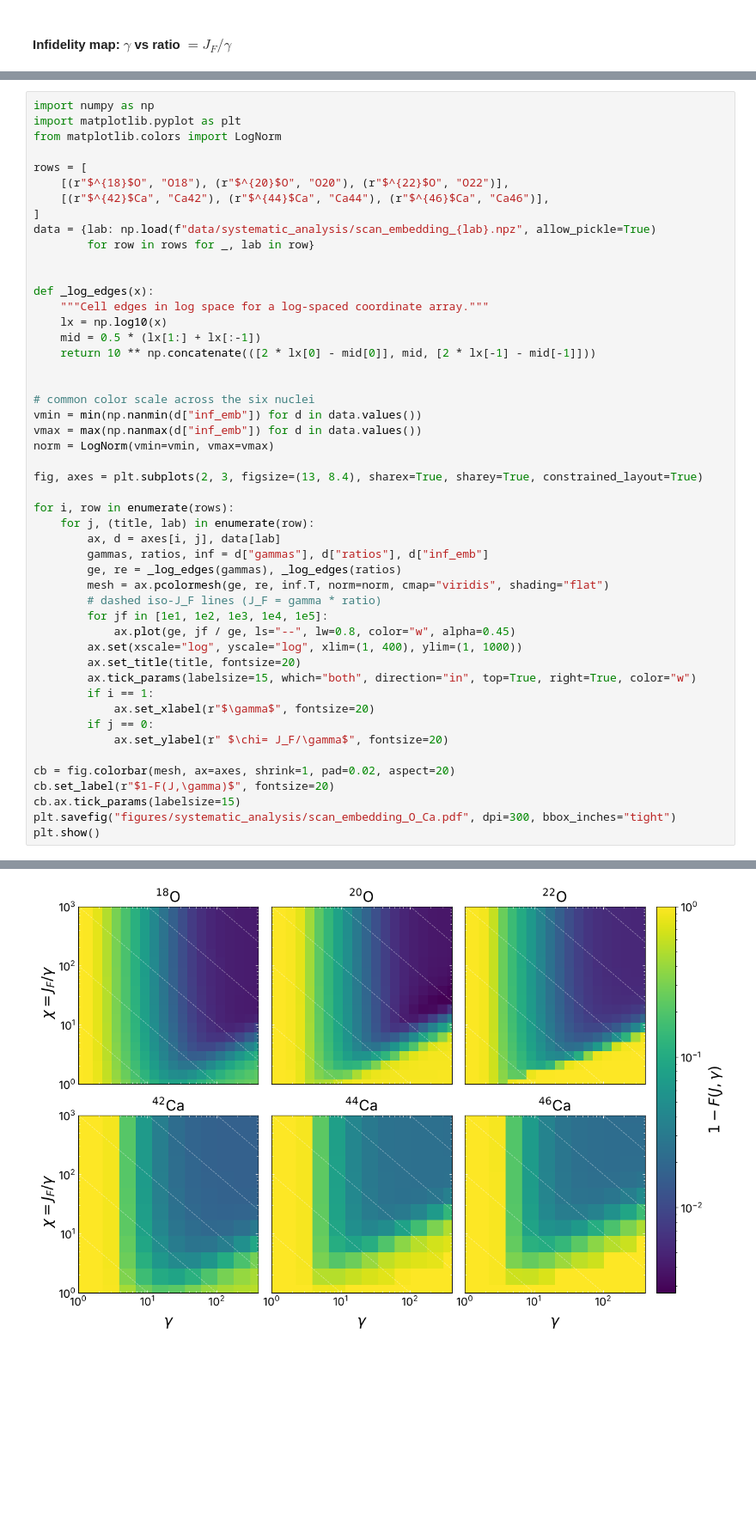
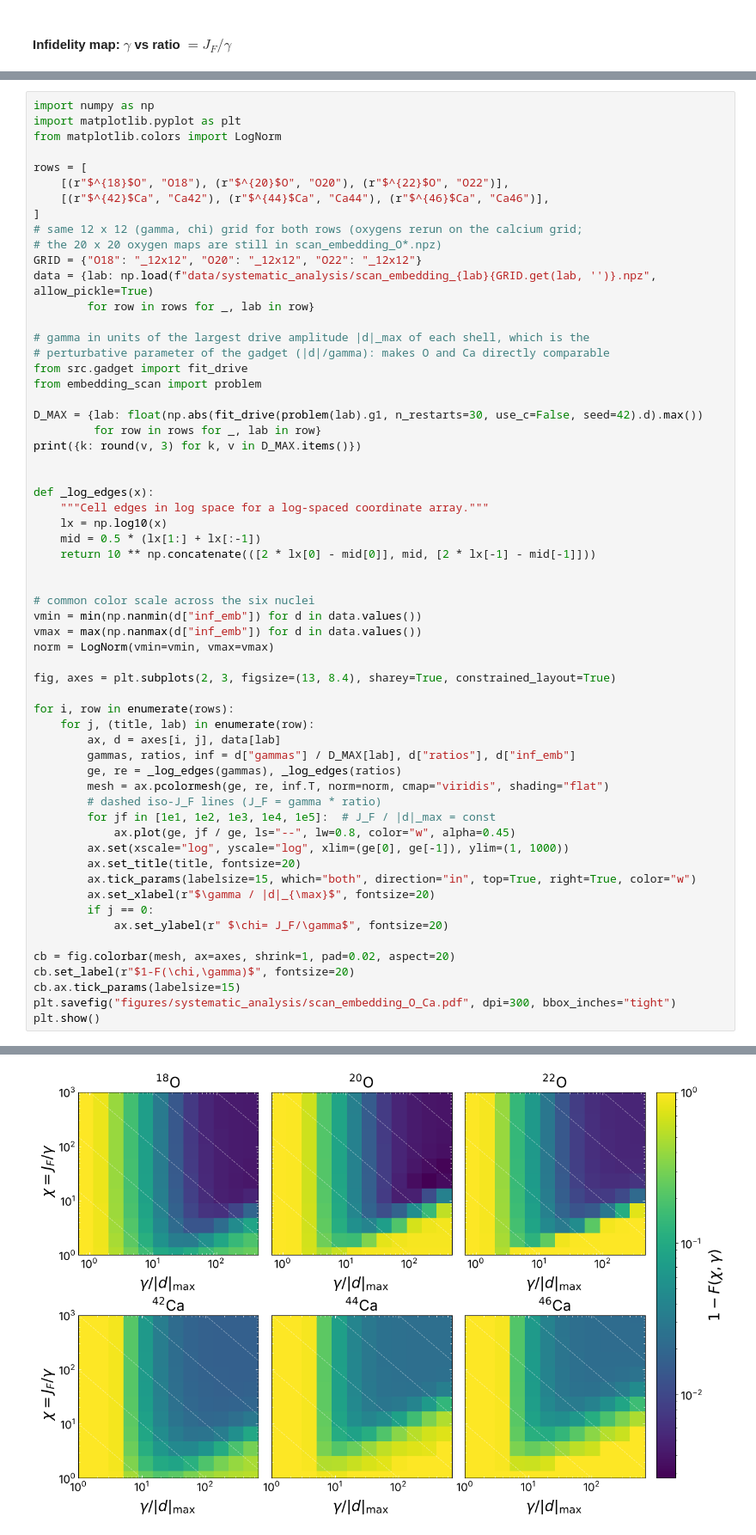
Before and after one commit to emacosta95/Gadget4NSMForQuantumSimulators, a Jupyter notebook: SystematicResults.ipynb, the cells around one changed output, grey strips where cells are left out. Shown at 86% size. Cells and saved outputs as stored; diff of their text form; blank space fills up the shorter version.

```diff
--- a/SystematicResults.ipynb
+++ b/SystematicResults.ipynb
@@ -103,8 +115,20 @@ rows = [
     [(r"$^{18}$O", "O18"), (r"$^{20}$O", "O20"), (r"$^{22}$O", "O22")],
     [(r"$^{42}$Ca", "Ca42"), (r"$^{44}$Ca", "Ca44"), (r"$^{46}$Ca", "Ca46")],
 ]
-data = {lab: np.load(f"data/systematic_analysis/scan_embedding_{lab}.npz", allow_pickle=True)
+# same 12 x 12 (gamma, chi) grid for both rows (oxygens rerun on the calcium grid;
+# the 20 x 20 oxygen maps are still in scan_embedding_O*.npz)
+GRID = {"O18": "_12x12", "O20": "_12x12", "O22": "_12x12"}
+data = {lab: np.load(f"data/systematic_analysis/scan_embedding_{lab}{GRID.get(lab, '')}.npz", allow_pickle=True)
         for row in rows for _, lab in row}
+
+# gamma in units of the largest drive amplitude |d|_max of each shell, which is the
+# perturbative parameter of the gadget (|d|/gamma): makes O and Ca directly comparable
+from src.gadget import fit_drive
+from embedding_scan import problem
+
+D_MAX = {lab: float(np.abs(fit_drive(problem(lab).g1, n_restarts=30, use_c=False, seed=42).d).max())
+         for row in rows for _, lab in row}
+print({k: round(v, 3) for k, v in D_MAX.items()})
 
 
 def _log_edges(x):
@@ -119,27 +143,26 @@ vmin = min(np.nanmin(d["inf_emb"]) for d in data.values())
 vmax = max(np.nanmax(d["inf_emb"]) for d in data.values())
 norm = LogNorm(vmin=vmin, vmax=vmax)
 
-fig, axes = plt.subplots(2, 3, figsize=(13, 8.4), sharex=True, sharey=True, constrained_layout=True)
+fig, axes = plt.subplots(2, 3, figsize=(13, 8.4), sharey=True, constrained_layout=True)
 
 for i, row in enumerate(rows):
     for j, (title, lab) in enumerate(row):
         ax, d = axes[i, j], data[lab]
-        gammas, ratios, inf = d["gammas"], d["ratios"], d["inf_emb"]
+        gammas, ratios, inf = d["gammas"] / D_MAX[lab], d["ratios"], d["inf_emb"]
         ge, re = _log_edges(gammas), _log_edges(ratios)
         mesh = ax.pcolormesh(ge, re, inf.T, norm=norm, cmap="viridis", shading="flat")
         # dashed iso-J_F lines (J_F = gamma * ratio)
-        for jf in [1e1, 1e2, 1e3, 1e4, 1e5]:
+        for jf in [1e1, 1e2, 1e3, 1e4, 1e5]:  # J_F / |d|_max = const
             ax.plot(ge, jf / ge, ls="--", lw=0.8, color="w", alpha=0.45)
-        ax.set(xscale="log", yscale="log", xlim=(1, 400), ylim=(1, 1000))
+        ax.set(xscale="log", yscale="log", xlim=(ge[0], ge[-1]), ylim=(1, 1000))
         ax.set_title(title, fontsize=20)
         ax.tick_params(labelsize=15, which="both", direction="in", top=True, right=True, color="w")
-        if i == 1:
-            ax.set_xlabel(r"$\gamma$", fontsize=20)
+        ax.set_xlabel(r"$\gamma / |d|_{\max}$", fontsize=20)
         if j == 0:
             ax.set_ylabel(r" $\chi= J_F/\gamma$", fontsize=20)
 
 cb = fig.colorbar(mesh, ax=axes, shrink=1, pad=0.02, aspect=20)
-cb.set_label(r"$1-F(J,\gamma)$", fontsize=20)
+cb.set_label(r"$1-F(\chi,\gamma)$", fontsize=20)
 cb.ax.tick_params(labelsize=15)
 plt.savefig("figures/systematic_analysis/scan_embedding_O_Ca.pdf", dpi=300, bbox_inches="tight")
 plt.show()
@@ -147 +171 @@ plt.show()
-[figure, old version]
+[figure, new version]
```
Also changed, not shown: parts of 2 cells of this notebook, 4 other files.
